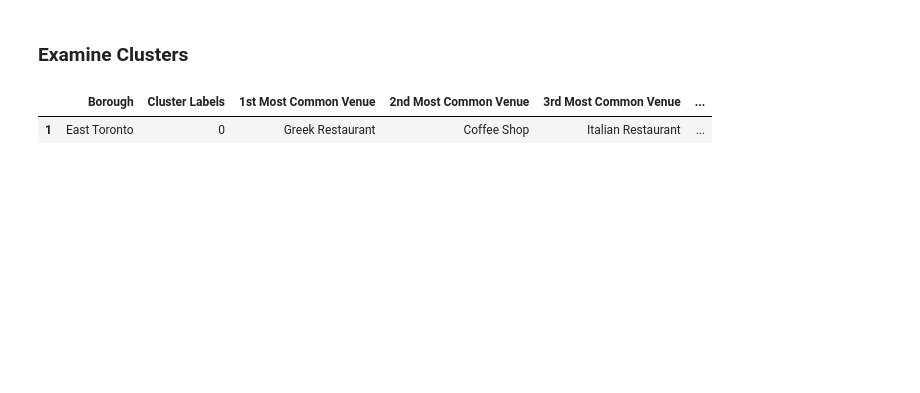
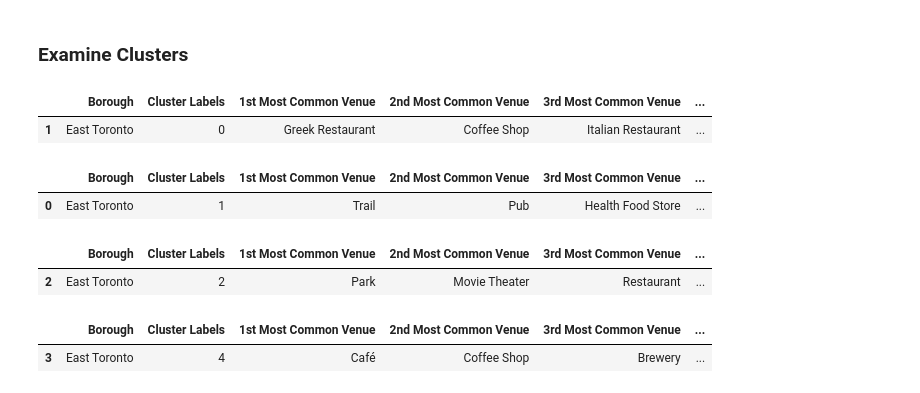
Before and after one commit to diikay/capstone-coursera, a Jupyter notebook: CapstoneSegmentingClustering.ipynb, the cells around one changed output. Cells and saved outputs as stored; diff of their text form; code cells hidden in the pictures; blank space fills up the shorter version.

```diff
--- a/CapstoneSegmentingClustering.ipynb
+++ b/CapstoneSegmentingClustering.ipynb
@@ -265,7 +303,7 @@ results = requests.get(url).json()
 # function that extracts the category of the venue
 def get_category_type(row):
     try:
-        categories_list = row['categories']
+        categories_list = row['categoriaes']
     except:
         categories_list = row['venue.categories']
 
@@ -540,3 +596,18 @@ eastToronto_merged.loc[eastToronto_merged['Cluster Labels'] == 0, eastToronto_me
 # %% [output]
 |  | Borough | Cluster Labels | 1st Most Common Venue | 2nd Most Common Venue | 3rd Most Common Venue | ... |
 | 1 | East Toronto | 0 | Greek Restaurant | Coffee Shop | Italian Restaurant | ... |
+# %%
+eastToronto_merged.loc[eastToronto_merged['Cluster Labels'] == 1, eastToronto_merged.columns[[1] + list(range(5, eastToronto_merged.shape[1]))]]
+# %% [output]
+|  | Borough | Cluster Labels | 1st Most Common Venue | 2nd Most Common Venue | 3rd Most Common Venue | ... |
+| 0 | East Toronto | 1 | Trail | Pub | Health Food Store | ... |
+# %%
+eastToronto_merged.loc[eastToronto_merged['Cluster Labels'] == 2, eastToronto_merged.columns[[1] + list(range(5, eastToronto_merged.shape[1]))]]
+# %% [output]
+|  | Borough | Cluster Labels | 1st Most Common Venue | 2nd Most Common Venue | 3rd Most Common Venue | ... |
+| 2 | East Toronto | 2 | Park | Movie Theater | Restaurant | ... |
+# %%
+eastToronto_merged.loc[eastToronto_merged['Cluster Labels'] == 4, eastToronto_merged.columns[[1] + list(range(5, eastToronto_merged.shape[1]))]]
+# %% [output]
+|  | Borough | Cluster Labels | 1st Most Common Venue | 2nd Most Common Venue | 3rd Most Common Venue | ... |
+| 3 | East Toronto | 4 | Café | Coffee Shop | Brewery | ... |
```
Also changed, not shown: parts of 27 cells of this notebook.
